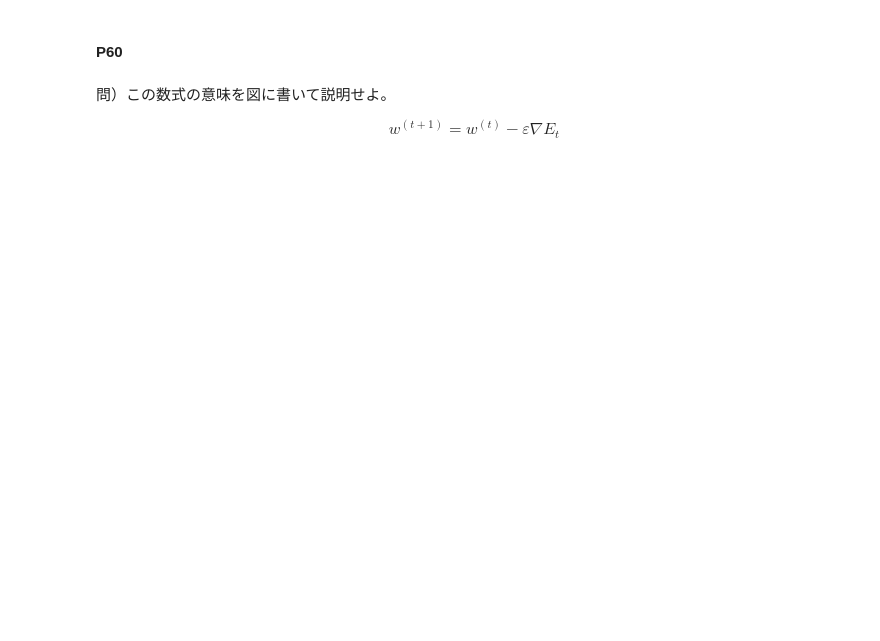
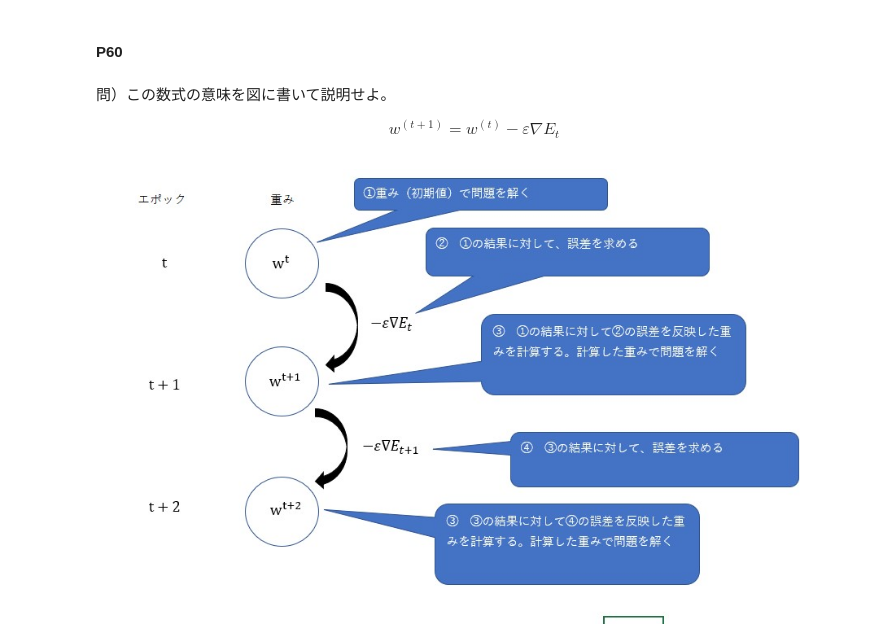
Before and after one commit to takasaki376/rabbit-report, a Jupyter notebook: stage3-day1/Section3：出力層、Section4：勾配降下法.ipynb, the cells around one changed output. Drawn from its saved outputs; the diff is of its cells as text; code cells hidden in the pictures; blank space fills up the shorter version.

```diff
--- a/stage3-day1/Section3：出力層、Section4：勾配降下法.ipynb
+++ b/stage3-day1/Section3：出力層、Section4：勾配降下法.ipynb
@@ -208,3 +264,7 @@ grad = backward(x, d, z1, y)
 \begin{aligned}
 w^{(t+1)} = w^{(t)} - \varepsilon \nabla E_t
 \end{aligned}
+# %%
+Image("./Section4_勾配降下法2.jpg")
+# %% [output]
+[figure, added]
```
Also changed, not shown: parts of 12 cells of this notebook, 6 other files.
